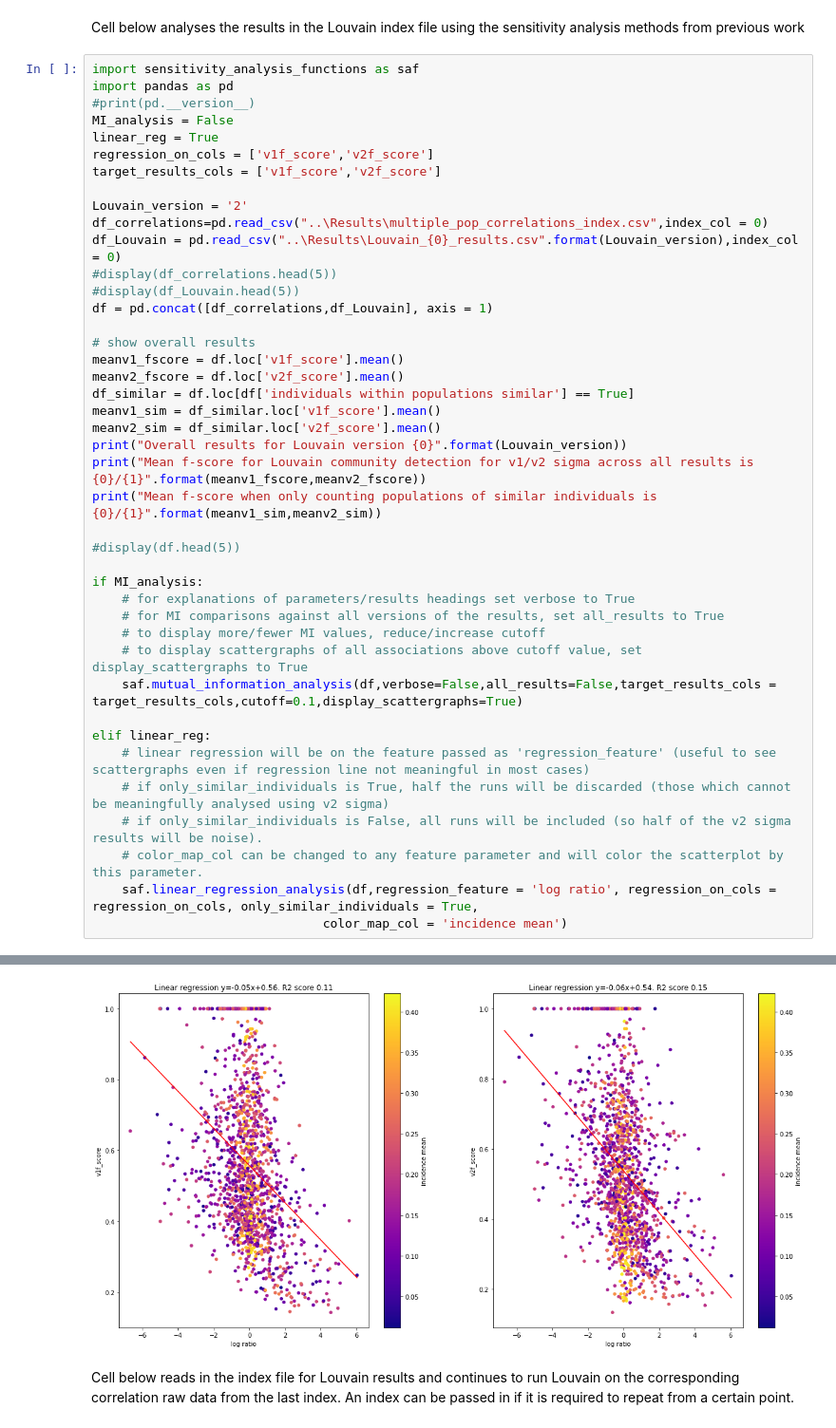
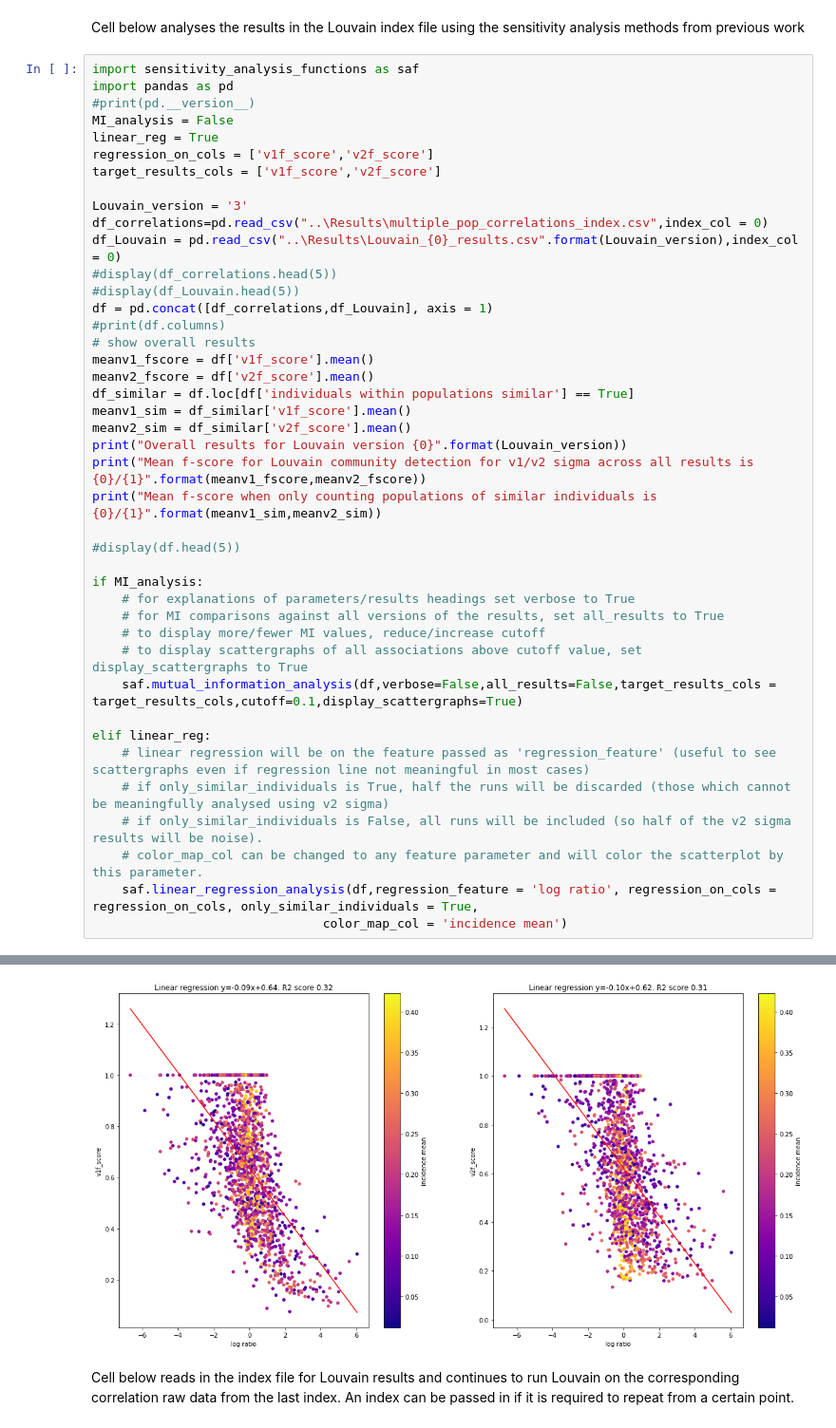
Before and after one commit to owenldennis/Tweet-timings, a Jupyter notebook: src/Community_detection.ipynb, the cells around one changed output, grey strips where cells are left out. Shown at 95% size. Cells and saved outputs as stored; diff of their text form.

Commit message:
Louvain_3_results

```diff
--- a/src/Community_detection.ipynb
+++ b/src/Community_detection.ipynb
@@ -11,19 +11,19 @@ linear_reg = True
 regression_on_cols = ['v1f_score','v2f_score']
 target_results_cols = ['v1f_score','v2f_score']
 
-Louvain_version = '2'
+Louvain_version = '3'
 df_correlations=pd.read_csv("..\Results\multiple_pop_correlations_index.csv",index_col = 0)
 df_Louvain = pd.read_csv("..\Results\Louvain_{0}_results.csv".format(Louvain_version),index_col = 0)
 #display(df_correlations.head(5))
 #display(df_Louvain.head(5))
 df = pd.concat([df_correlations,df_Louvain], axis = 1)
-
+#print(df.columns)
 # show overall results
-meanv1_fscore = df.loc['v1f_score'].mean()
-meanv2_fscore = df.loc['v2f_score'].mean()
+meanv1_fscore = df['v1f_score'].mean()
+meanv2_fscore = df['v2f_score'].mean()
 df_similar = df.loc[df['individuals within populations similar'] == True]
-meanv1_sim = df_similar.loc['v1f_score'].mean()
-meanv2_sim = df_similar.loc['v2f_score'].mean()
+meanv1_sim = df_similar['v1f_score'].mean()
+meanv2_sim = df_similar['v2f_score'].mean()
 print("Overall results for Louvain version {0}".format(Louvain_version))
 print("Mean f-score for Louvain community detection for v1/v2 sigma across all results is {0}/{1}".format(meanv1_fscore,meanv2_fscore))
 print("Mean f-score when only counting populations of similar individuals is {0}/{1}".format(meanv1_sim,meanv2_sim))
@@ -70,4 +66,4 @@ elif linear_reg:
-[figure, old version]
+[figure, new version]
 # %% [markdown]
 
 
```
Also changed, not shown: parts of 2 cells of this notebook, 1 other file.
